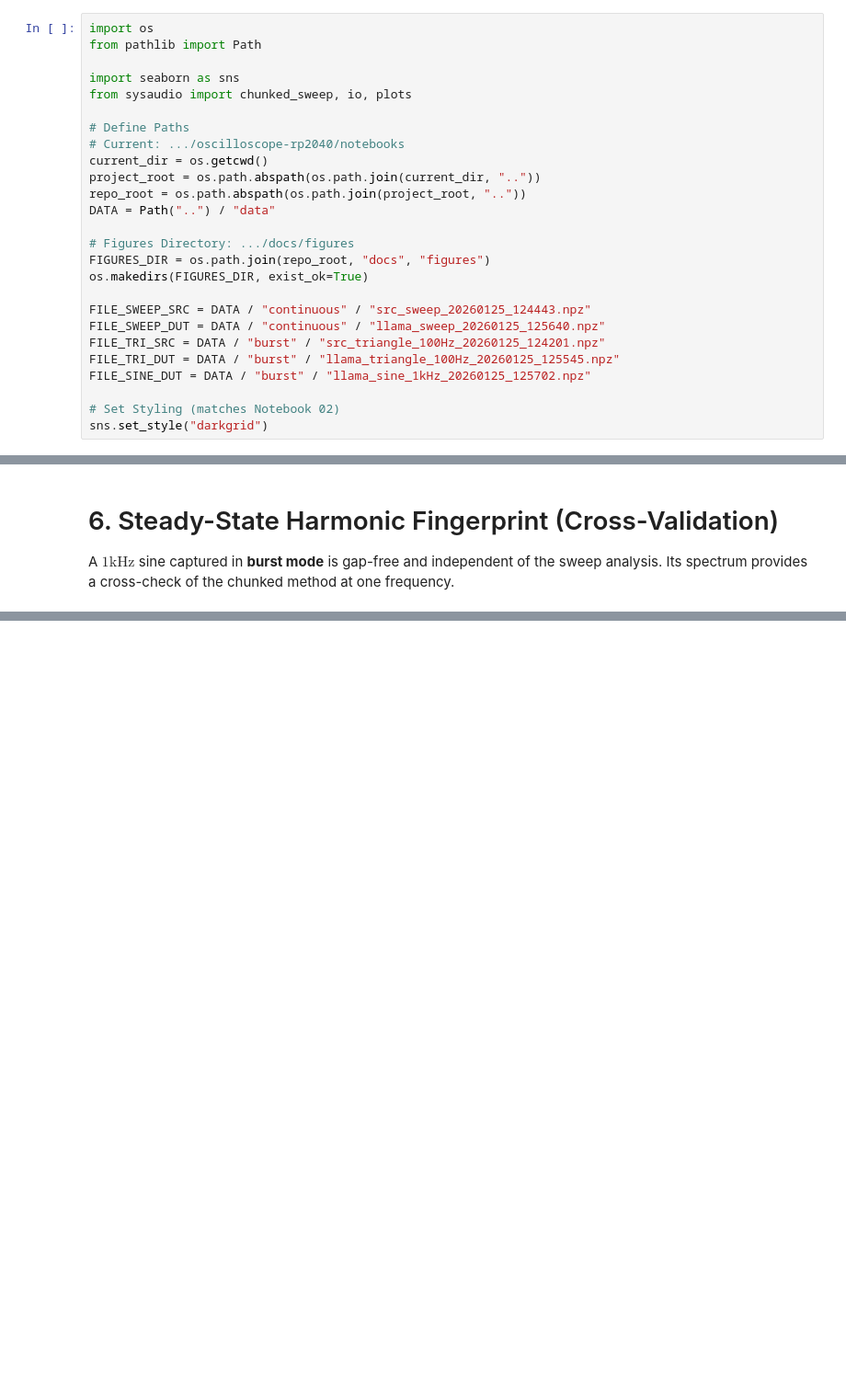
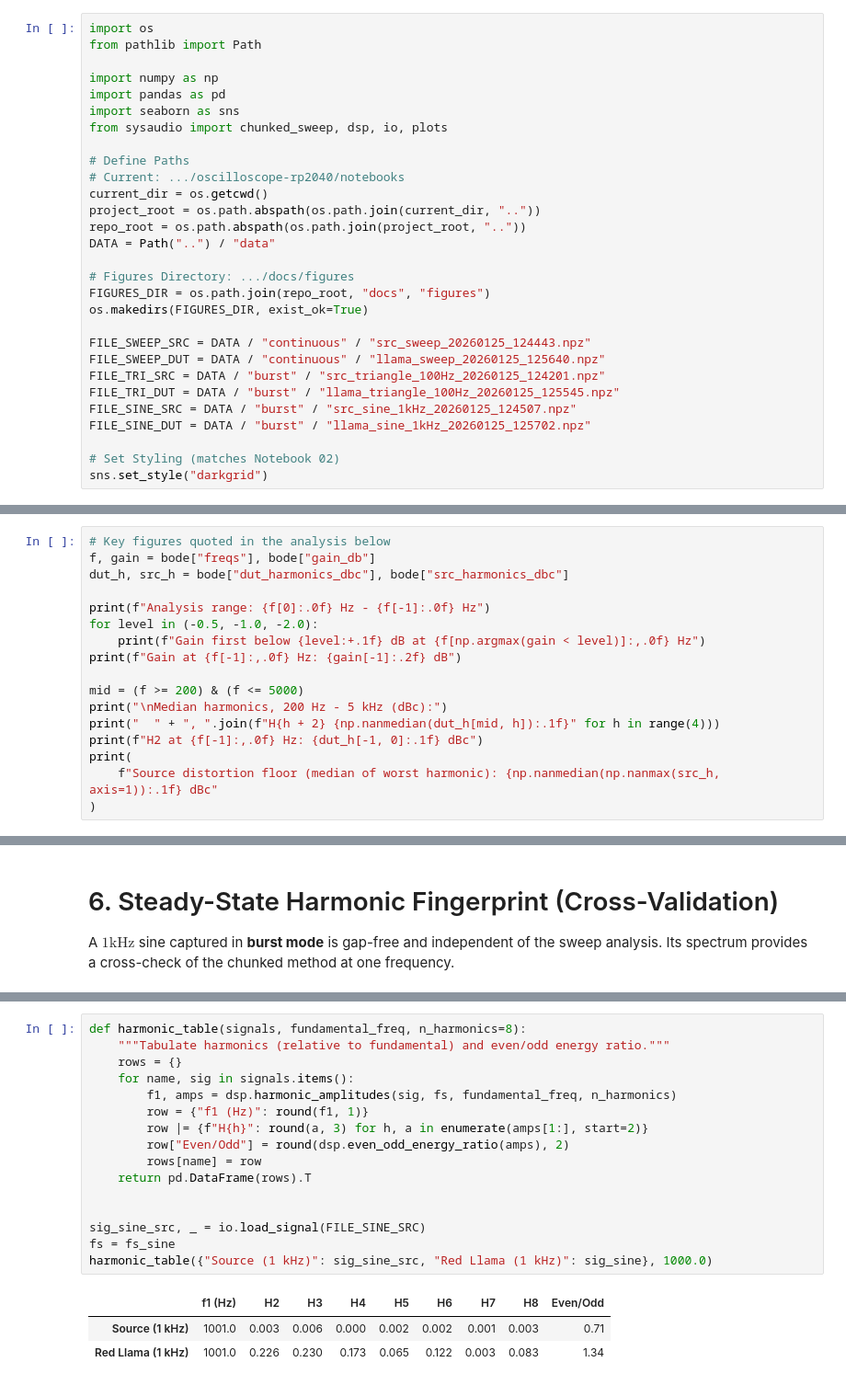
Before and after one commit to JacksonFergusonDev/systems-audio-lab, a Jupyter notebook: oscilloscope-rp2040/notebooks/04_transfer_analysis.ipynb, the cells around one changed output, grey strips where cells are left out. Shown at 92% size. Cells and saved outputs as stored; diff of their text form; blank space fills up the shorter version.

```diff
--- a/oscilloscope-rp2040/notebooks/04_transfer_analysis.ipynb
+++ b/oscilloscope-rp2040/notebooks/04_transfer_analysis.ipynb
@@ -15,8 +15,10 @@ This notebook relies on the following `sysaudio` modules:
 import os
 from pathlib import Path
 
+import numpy as np
+import pandas as pd
 import seaborn as sns
-from sysaudio import chunked_sweep, io, plots
+from sysaudio import chunked_sweep, dsp, io, plots
 
 # Define Paths
 # Current: .../oscilloscope-rp2040/notebooks
@@ -33,6 +35,7 @@ FILE_SWEEP_SRC = DATA / "continuous" / "src_sweep_20260125_124443.npz"
 FILE_SWEEP_DUT = DATA / "continuous" / "llama_sweep_20260125_125640.npz"
 FILE_TRI_SRC = DATA / "burst" / "src_triangle_100Hz_20260125_124201.npz"
 FILE_TRI_DUT = DATA / "burst" / "llama_triangle_100Hz_20260125_125545.npz"
+FILE_SINE_SRC = DATA / "burst" / "src_sine_1kHz_20260125_124507.npz"
 FILE_SINE_DUT = DATA / "burst" / "llama_sine_1kHz_20260125_125702.npz"
 
 # Set Styling (matches Notebook 02)
@@ -92,3 +95,20 @@ bode = plots.plot_chunked_bode(
 )
 # %% [output]
 [figure]
+# %%
+# Key figures quoted in the analysis below
+f, gain = bode["freqs"], bode["gain_db"]
+dut_h, src_h = bode["dut_harmonics_dbc"], bode["src_harmonics_dbc"]
+
+print(f"Analysis range: {f[0]:.0f} Hz - {f[-1]:.0f} Hz")
+for level in (-0.5, -1.0, -2.0):
+    print(f"Gain first below {level:+.1f} dB at {f[np.argmax(gain < level)]:,.0f} Hz")
+print(f"Gain at {f[-1]:,.0f} Hz: {gain[-1]:.2f} dB")
+
+mid = (f >= 200) & (f <= 5000)
+print("\nMedian harmonics, 200 Hz - 5 kHz (dBc):")
+print("  " + ", ".join(f"H{h + 2} {np.nanmedian(dut_h[mid, h]):.1f}" for h in range(4)))
+print(f"H2 at {f[-1]:,.0f} Hz: {dut_h[-1, 0]:.1f} dBc")
+print(
+    f"Source distortion floor (median of worst harmonic): {np.nanmedian(np.nanmax(src_h, axis=1)):.1f} dBc"
+)
@@ -144,0 +183,20 @@ Chunked sweep @ 1 kHz (dBc): H2 -12.9, H3 -12.8, H4 -15.2, H5 -23.5
+# %%
+def harmonic_table(signals, fundamental_freq, n_harmonics=8):
+    """Tabulate harmonics (relative to fundamental) and even/odd energy ratio."""
+    rows = {}
+    for name, sig in signals.items():
+        f1, amps = dsp.harmonic_amplitudes(sig, fs, fundamental_freq, n_harmonics)
+        row = {"f1 (Hz)": round(f1, 1)}
+        row |= {f"H{h}": round(a, 3) for h, a in enumerate(amps[1:], start=2)}
+        row["Even/Odd"] = round(dsp.even_odd_energy_ratio(amps), 2)
+        rows[name] = row
+    return pd.DataFrame(rows).T
+
+
+sig_sine_src, _ = io.load_signal(FILE_SINE_SRC)
+fs = fs_sine
+harmonic_table({"Source (1 kHz)": sig_sine_src, "Red Llama (1 kHz)": sig_sine}, 1000.0)
+# %% [output]
+|  | f1 (Hz) | H2 | H3 | H4 | H5 | H6 | H7 | H8 | Even/Odd |
+| Source (1 kHz) | 1001.0 | 0.003 | 0.006 | 0.000 | 0.002 | 0.002 | 0.001 | 0.003 | 0.71 |
+| Red Llama (1 kHz) | 1001.0 | 0.226 | 0.230 | 0.173 | 0.065 | 0.122 | 0.003 | 0.083 | 1.34 |
```
Also changed, not shown: parts of 9 cells of this notebook, 10 other files.
